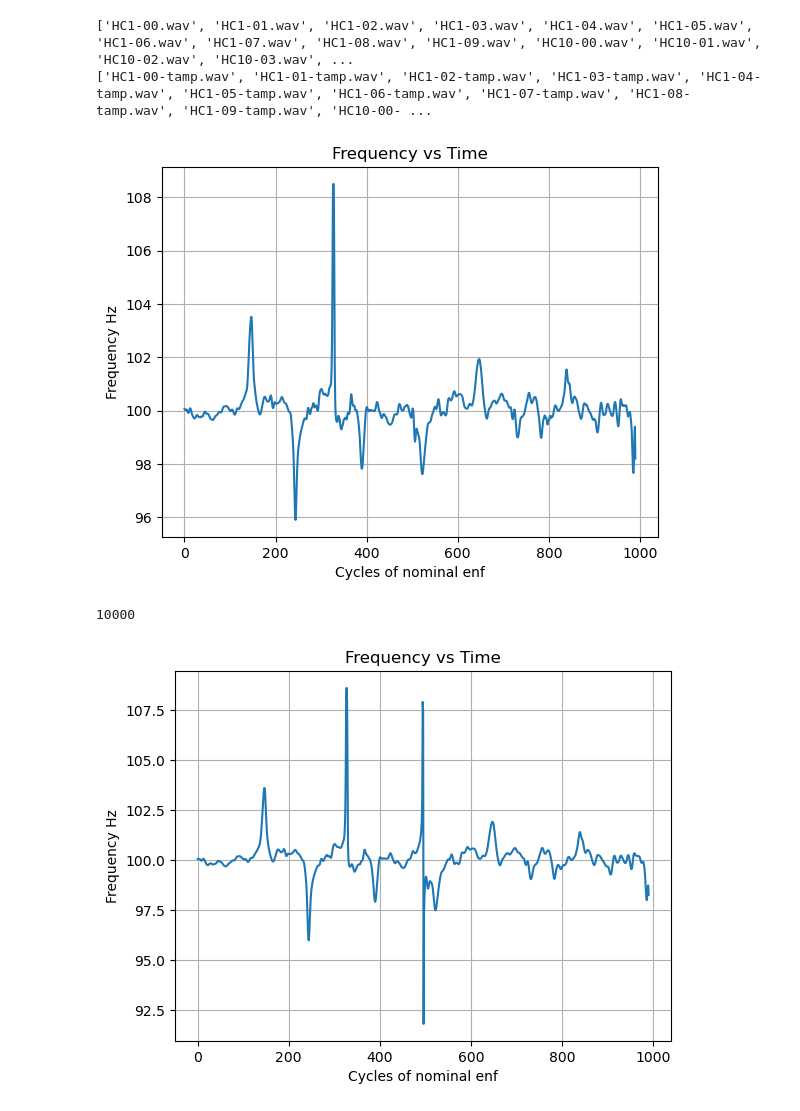
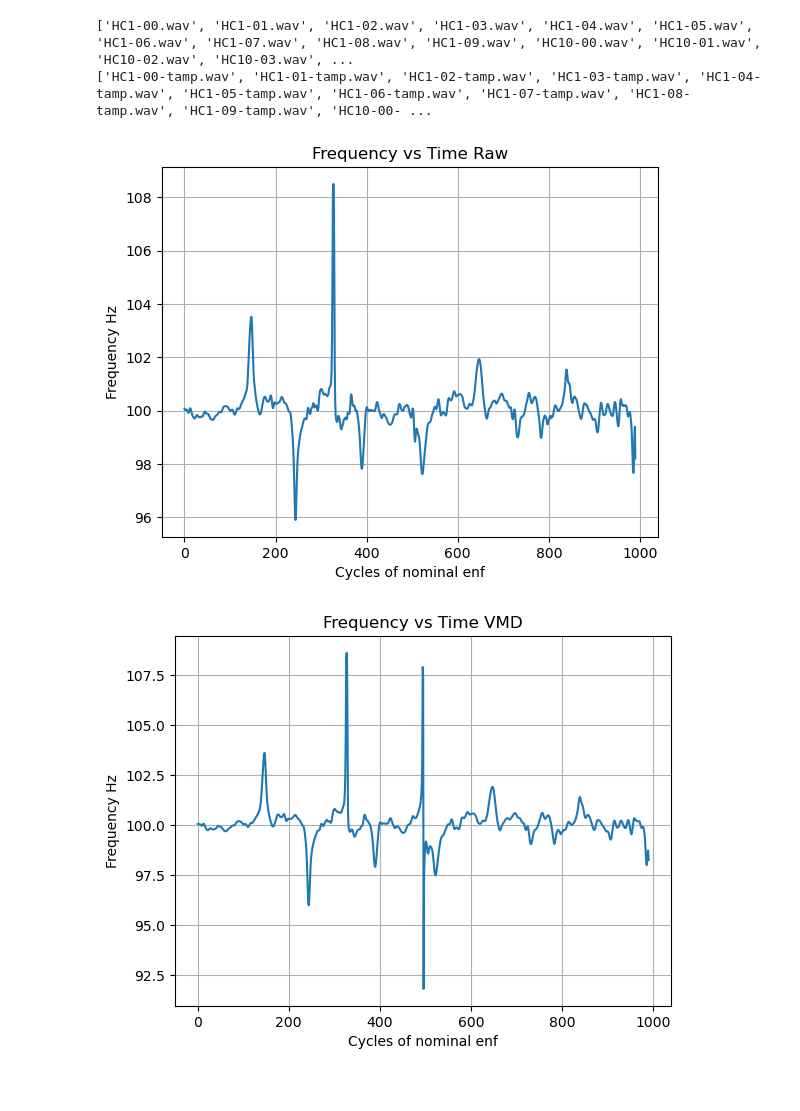
Before and after one commit to Licates/ENFify, a Jupyter notebook: notebooks/ls/0.03_ls_enf-enhancement.ipynb, the cells around one changed output. Saved outputs shown, nothing was run; the diff lists cells and outputs as text; code cells hidden in the pictures.

```diff
--- a/notebooks/ls/0.03_ls_enf-enhancement.ipynb
+++ b/notebooks/ls/0.03_ls_enf-enhancement.ipynb
@@ -628,10 +608,32 @@ print(cut_files)
 # %% [output]
 ['HC1-00.wav', 'HC1-01.wav', 'HC1-02.wav', 'HC1-03.wav', 'HC1-04.wav', 'HC1-05.wav', 'HC1-06.wav', 'HC1-07.wav', 'HC1-08.wav', 'HC1-09.wav', 'HC10-00.wav', 'HC10-01.wav', 'HC10-02.wav', 'HC10-03.wav', ...
 ['HC1-00-tamp.wav', 'HC1-01-tamp.wav', 'HC1-02-tamp.wav', 'HC1-03-tamp.wav', 'HC1-04-tamp.wav', 'HC1-05-tamp.wav', 'HC1-06-tamp.wav', 'HC1-07-tamp.wav', 'HC1-08-tamp.wav', 'HC1-09-tamp.wav', 'HC10-00- ...
+# %%
+# Constants sig, lowcut, highcut, fs, order
+DOWNSAMPLE_FS = 1000
+BANDPASS_ORDER = 1
+BNP_LOW = 99.5
+BNP_HIGH = 100.5
+
+ALPHA = 5000  # Balancing parameter of the data-fidelity constraint
+TAU = 0  # Noise-tolerance (no strict fidelity enforcement)
+N_MODE = 1  # Number of modes to be recovered
+DC = 0
+TOL = 1e-7  # Tolerance of convergence criterion
+
+F0 = 100
+I = 1
+EPSILON = 1e-20
+TAU_RFA = int(2000)
+
+N_DFT = 20_000
+NUM_CYCLES = 10
+
+k = 1
 # %%
 ## ENF Preprocessing and enhancement
 # Read
-pth = os.path.join(UNCUT_PATH, uncut_files[1])
+pth = os.path.join(UNCUT_PATH, uncut_files[k])
 sample_rate, data = wavfile.read(pth)
 
 # Downsampling
@@ -644,11 +646,9 @@ freqs = segmented_freq_estimation_DFT1(band_sig, DOWNSAMPLE_FS, NUM_CYCLES, N_DF
 plt.plot(freqs)
 plt.xlabel("Cycles of nominal enf")
 plt.ylabel("Frequency Hz")
-plt.title("Frequency vs Time")
+plt.title("Frequency vs Time Raw")
 plt.grid(True)
 plt.show()
-
-print(len(band_sig))
 
 
 # VMD
@@ -656,36 +656,35 @@ for i in range(5):
     u_clean, _, _ = VMD_2(band_sig, ALPHA, TAU, N_MODE, DC, TOL)
     vmd_sig = u_clean[0]
 
 freqs = segmented_freq_estimation_DFT1(vmd_sig, DOWNSAMPLE_FS, NUM_CYCLES, N_DFT, F0)
 plt.plot(freqs)
 plt.xlabel("Cycles of nominal enf")
 plt.ylabel("Frequency Hz")
-plt.title("Frequency vs Time")
+plt.title("Frequency vs Time VMD")
 plt.grid(True)
 plt.show()
 
 
 # RFA
 rfa_sig = RFA(vmd_sig, DOWNSAMPLE_FS, TAU_RFA, EPSILON, I, F0)
 
 freqs = segmented_freq_estimation_DFT1(rfa_sig, DOWNSAMPLE_FS, NUM_CYCLES, N_DFT, F0)
 plt.plot(freqs)
 plt.xlabel("Cycles of nominal enf")
 plt.ylabel("Frequency Hz")
-plt.title("Frequency vs Time")
+plt.title("Frequency vs Time RFA")
 plt.grid(True)
 plt.show()
 
 phases = segmented_phase_estimation_hilbert(rfa_sig, DOWNSAMPLE_FS, NUM_CYCLES, F0)
 phases = np.unwrap(phases)
 x = np.arange(len(phases))
 plt.plot(x, np.degrees(phases))
 plt.xlabel("Cycles of nominal enf")
 plt.ylabel("Phase (degrees)")
-plt.title("Phase vs Time")
+plt.title("Phase vs Time RFA")
 plt.grid(True)
 plt.show()
 # %% [output]
-[figure, old version]
+[figure, new version]
-10000
-[figure, old version]
+[figure, new version]
```
Also changed, not shown: parts of 7 cells of this notebook, 6 other files.
